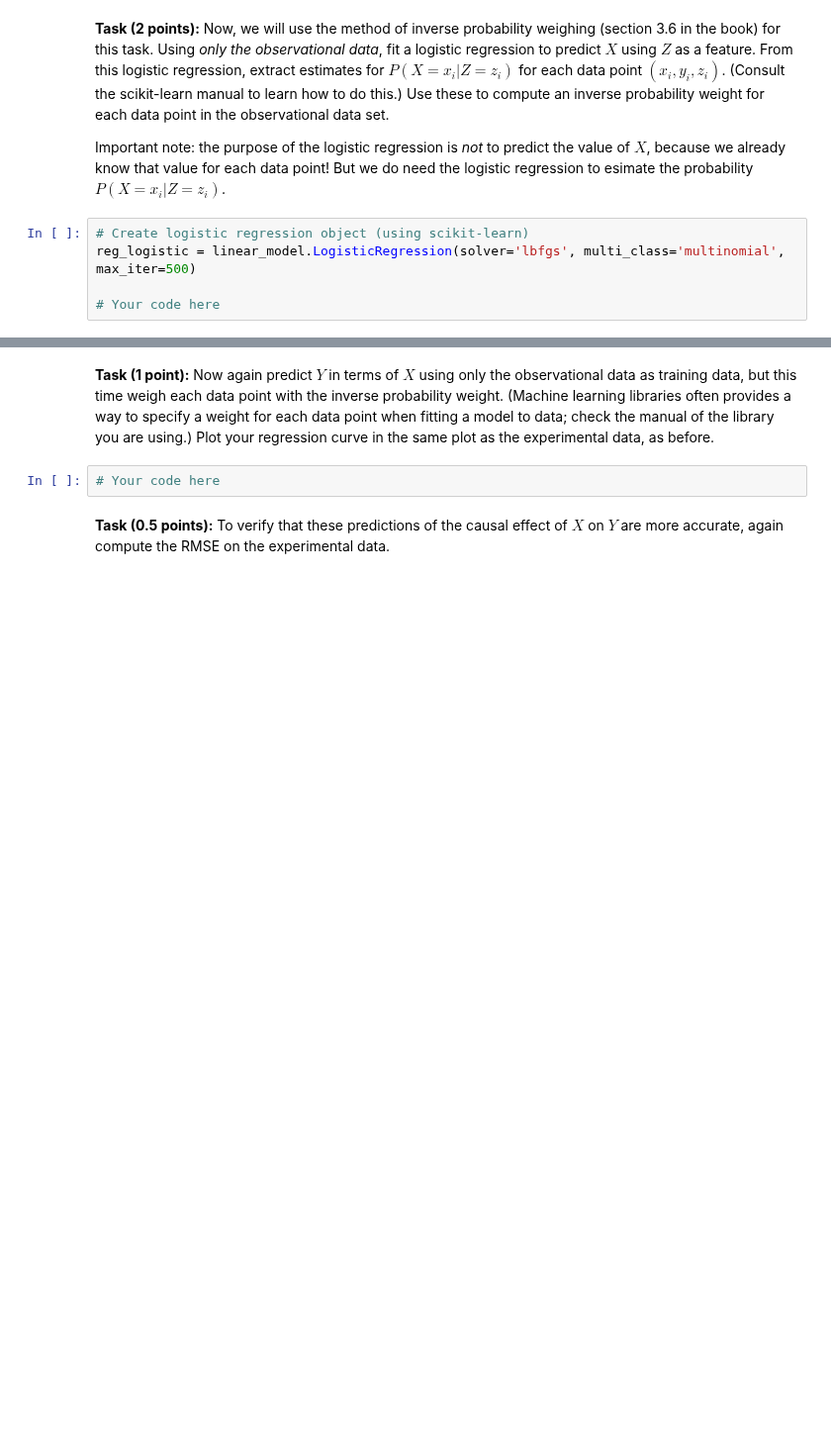
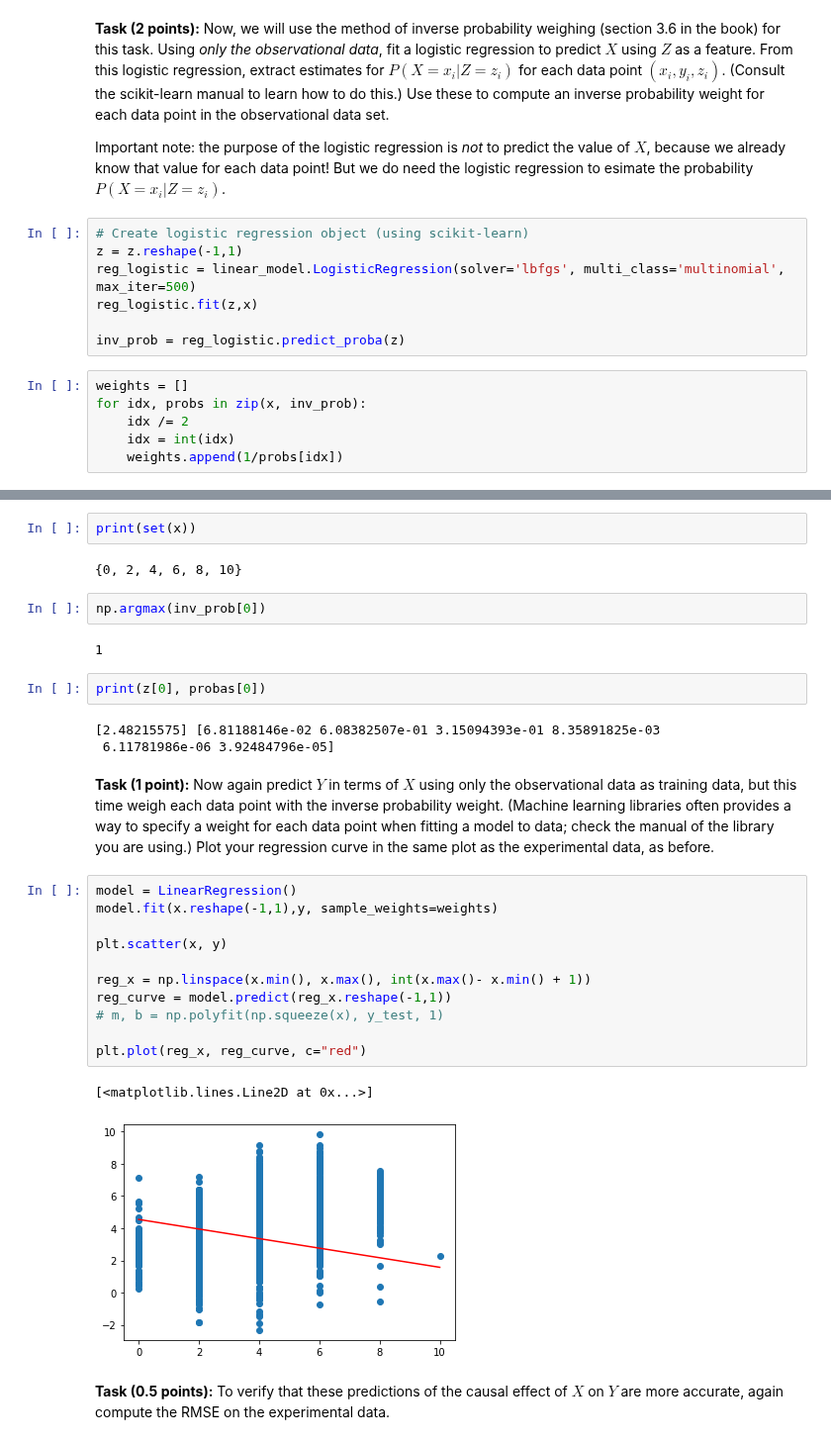
Before and after one commit to idangrady/INFOMAML, a Jupyter notebook: Programming_Assignments/Assignment_3/AML_assignment3.ipynb, the cells around one changed output, grey strips where cells are left out. Shown at 99% size. Cells and saved outputs as stored; diff of their text form; blank space fills up the shorter version.

```diff
--- a/Programming_Assignments/Assignment_3/AML_assignment3.ipynb
+++ b/Programming_Assignments/Assignment_3/AML_assignment3.ipynb
@@ -227,6 +243,14 @@ The remaining questions use some concepts that we will see in the lectures of we
 Important note: the purpose of the logistic regression is *not* to predict the value of $X$, because we already know that value for each data point! But we do need the logistic regression to esimate the probability $P(X=x_i|Z=z_i)$.
 # %%
 # Create logistic regression object (using scikit-learn)
+z = z.reshape(-1,1)
 reg_logistic = linear_model.LogisticRegression(solver='lbfgs', multi_class='multinomial', max_iter=500)
+reg_logistic.fit(z,x)
 
-# Your code here
+inv_prob = reg_logistic.predict_proba(z)
+# %%
+weights = []
+for idx, probs in zip(x, inv_prob):
+    idx /= 2
+    idx = int(idx)
+    weights.append(1/probs[idx])
@@ -233,7 +270,32 @@ reg_logistic = linear_model.LogisticRegression(solver='lbfgs', multi_class='mult
+# %%
+print(set(x))
+# %% [output]
+{0, 2, 4, 6, 8, 10}
+# %%
+np.argmax(inv_prob[0])
+# %% [output]
+1
+# %%
+print(z[0], probas[0])
+# %% [output]
+[2.48215575] [6.81188146e-02 6.08382507e-01 3.15094393e-01 8.35891825e-03
+ 6.11781986e-06 3.92484796e-05]
 # %% [markdown]
 **Task (1 point):** Now again predict $Y$ in terms of $X$ using only the observational data as training data, but this time weigh each data point with the inverse probability weight. (Machine learning libraries often provides a way to specify a weight for each data point when fitting a model to data; check the manual of the library you are using.) Plot your regression curve in the same plot as the experimental data, as before.
-# %%
-# Your code here
+# %%
+model = LinearRegression()
+model.fit(x.reshape(-1,1),y, sample_weights=weights)
+
+plt.scatter(x, y)
+
+reg_x = np.linspace(x.min(), x.max(), int(x.max()- x.min() + 1))
+reg_curve = model.predict(reg_x.reshape(-1,1))
+# m, b = np.polyfit(np.squeeze(x), y_test, 1)
+
+plt.plot(reg_x, reg_curve, c="red")
+# %% [output]
+[<matplotlib.lines.Line2D at 0x...>]
+[figure, added]
 # %% [markdown]
 **Task (0.5 points):** To verify that these predictions of the causal effect of $X$ on $Y$ are more accurate, again compute the RMSE on the experimental data.
 # %%
```
Also changed, not shown: parts of 15 cells of this notebook.
